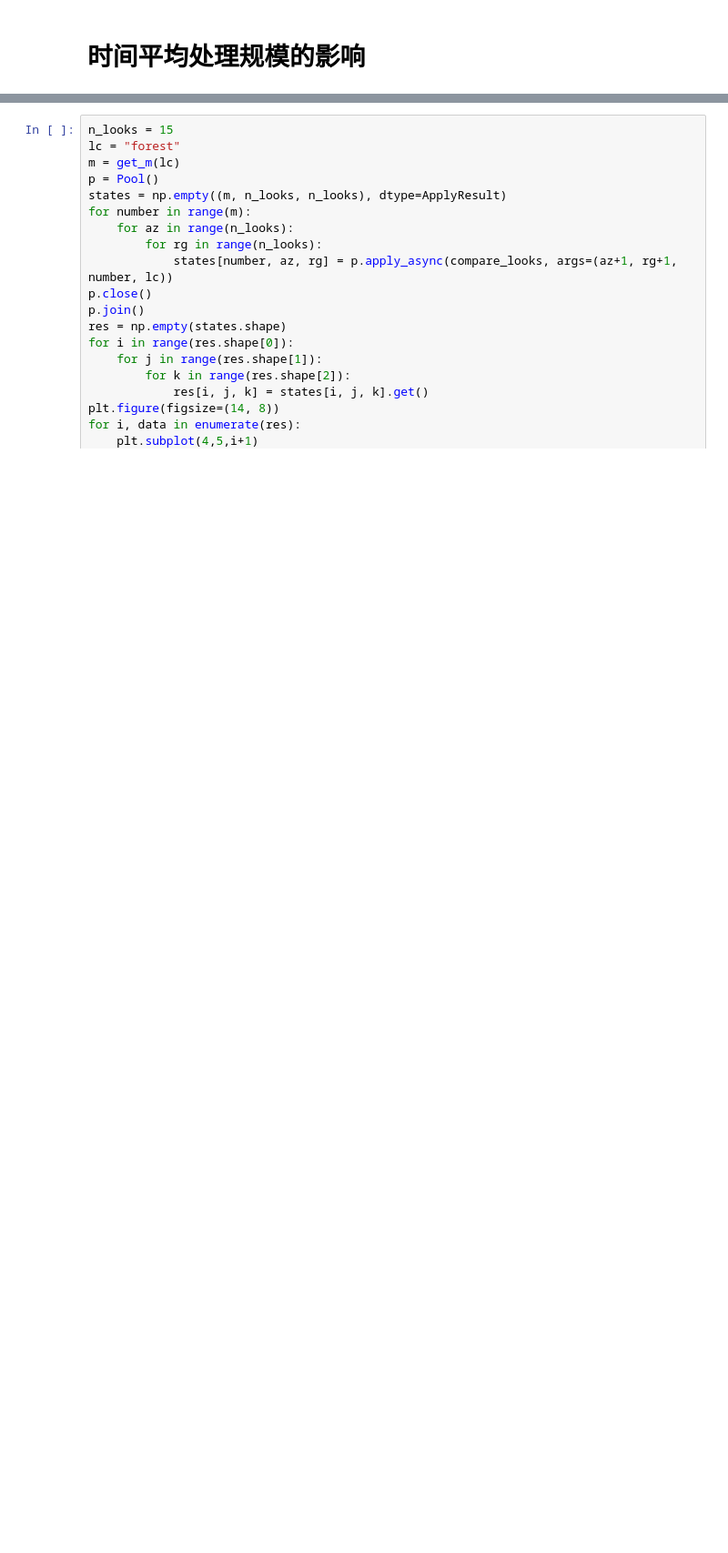
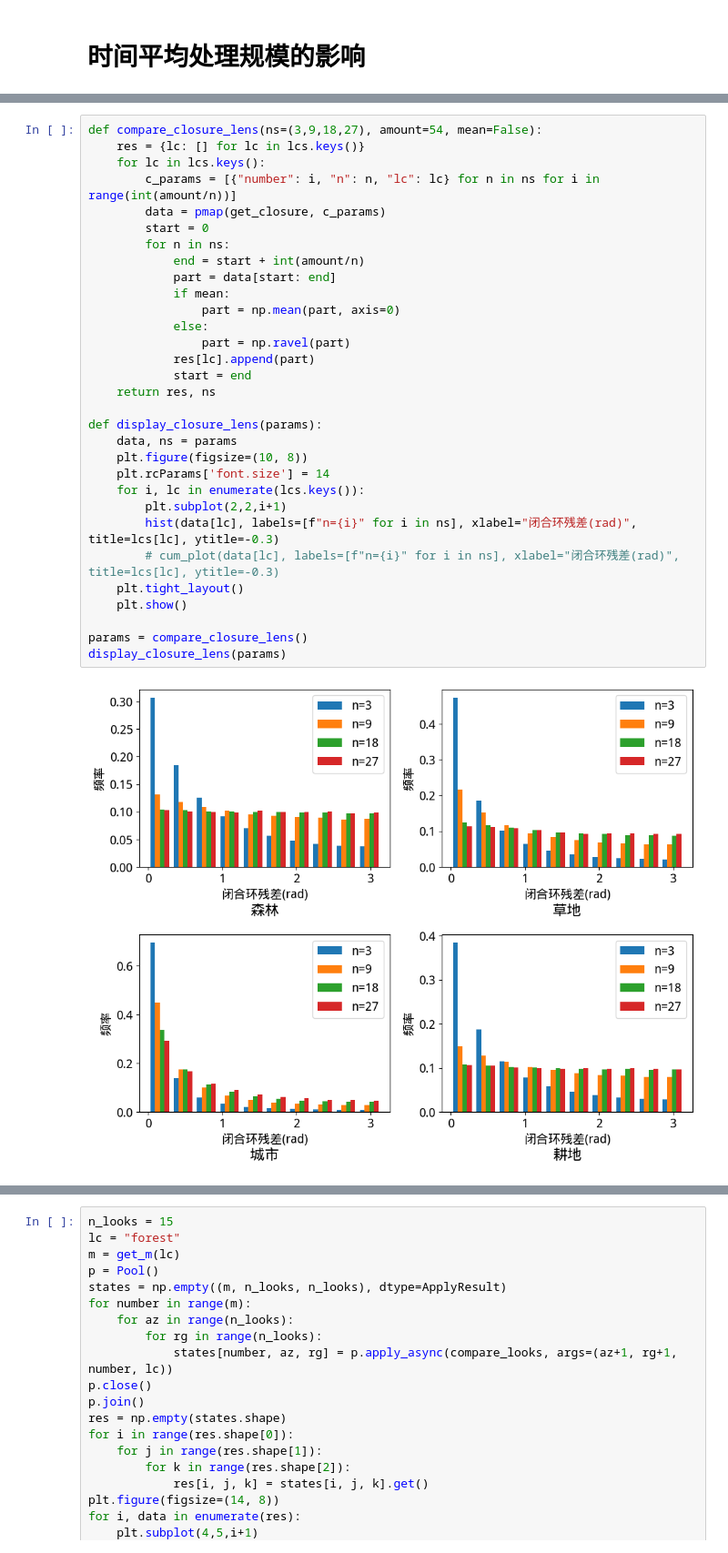
Before and after one commit to SakuraLaurel/Closure, a Jupyter notebook: closure.ipynb, the cells around one changed output, grey strips where cells are left out. Shown at 91% size. Drawn from its saved outputs; the diff is of its cells as text; blank space fills up the shorter version.

```diff
--- a/closure.ipynb
+++ b/closure.ipynb
@@ -289,0 +315,33 @@ for lc in ("forest", "impervious"):
+# %%
+def compare_closure_lens(ns=(3,9,18,27), amount=54, mean=False):
+    res = {lc: [] for lc in lcs.keys()}
+    for lc in lcs.keys():
+        c_params = [{"number": i, "n": n, "lc": lc} for n in ns for i in range(int(amount/n))]
+        data = pmap(get_closure, c_params)
+        start = 0
+        for n in ns:
+            end = start + int(amount/n)
+            part = data[start: end]
+            if mean:
+                part = np.mean(part, axis=0)
+            else:
+                part = np.ravel(part)
+            res[lc].append(part)
+            start = end
+    return res, ns
+
+def display_closure_lens(params):
+    data, ns = params
+    plt.figure(figsize=(10, 8))
+    plt.rcParams['font.size'] = 14
+    for i, lc in enumerate(lcs.keys()):
+        plt.subplot(2,2,i+1)
+        hist(data[lc], labels=[f"n={i}" for i in ns], xlabel="闭合环残差(rad)", title=lcs[lc], ytitle=-0.3)
+        # cum_plot(data[lc], labels=[f"n={i}" for i in ns], xlabel="闭合环残差(rad)", title=lcs[lc], ytitle=-0.3)
+    plt.tight_layout()
+    plt.show()
+
+params = compare_closure_lens()
+display_closure_lens(params)
+# %% [output]
+[figure, added]
```
Also changed, not shown: parts of 18 cells of this notebook, 1 other file.
